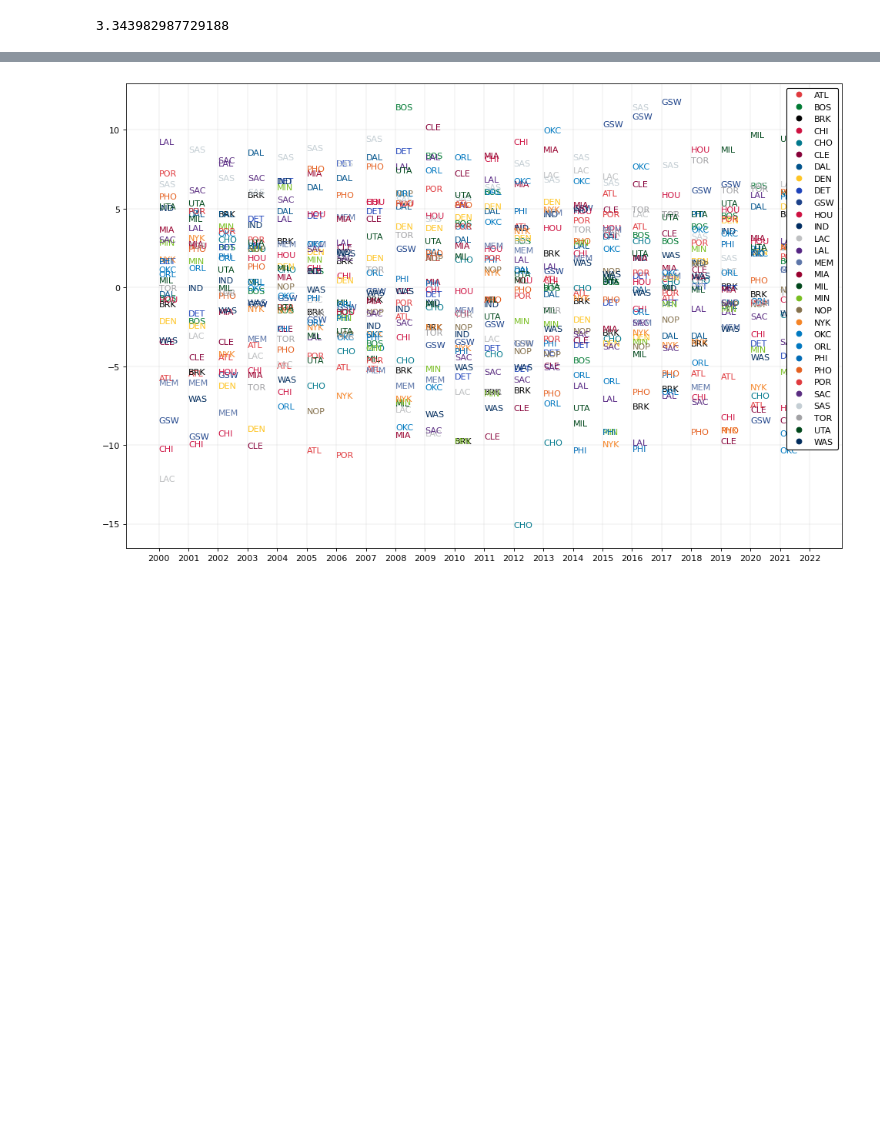
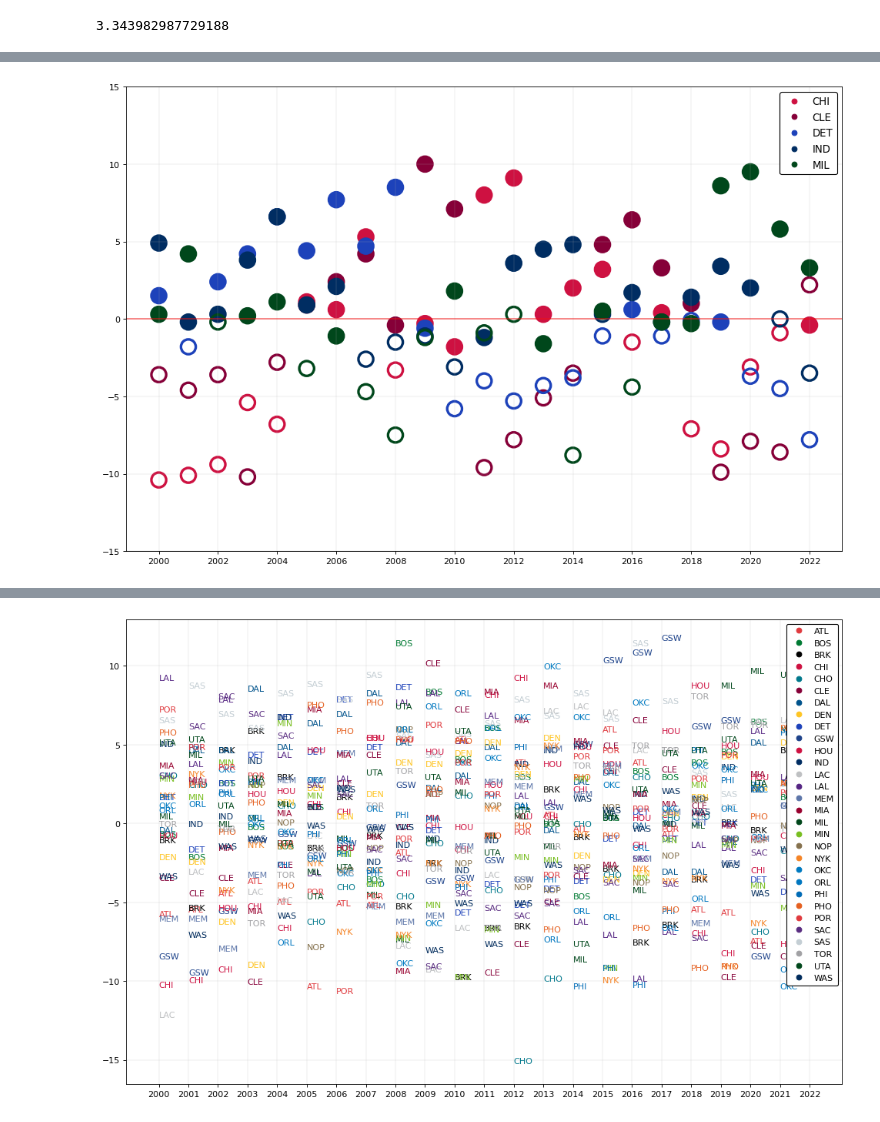
Before and after one commit to mibrahimfm/NBA-analysis, a Jupyter notebook: Net_Rating_Analysys.ipynb, the cells around one changed output, grey strips where cells are left out. Drawn from its saved outputs; the diff is of its cells as text; code cells hidden in the pictures; blank space fills up the shorter version.

```diff
--- a/Net_Rating_Analysys.ipynb
+++ b/Net_Rating_Analysys.ipynb
@@ -259,0 +266,4 @@ std([p[1] for p in ec_playoff_counter])
+# %%
+scatter_plot_division_net_ratings(teams_net_rating, UC.SEASONS, UC.CENTRAL_DIV_TEAMS, UC.CENTRAL_DIV_TEAMS_COLORS, "central_divison")
+# %% [output]
+[figure, added]
```
Also changed, not shown: parts of 14 cells of this notebook, 6 other files.
